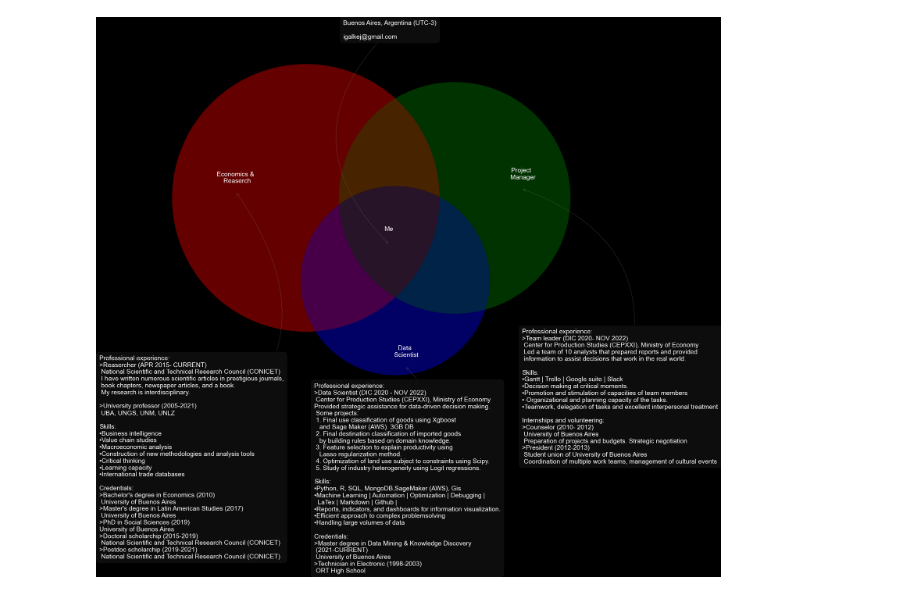
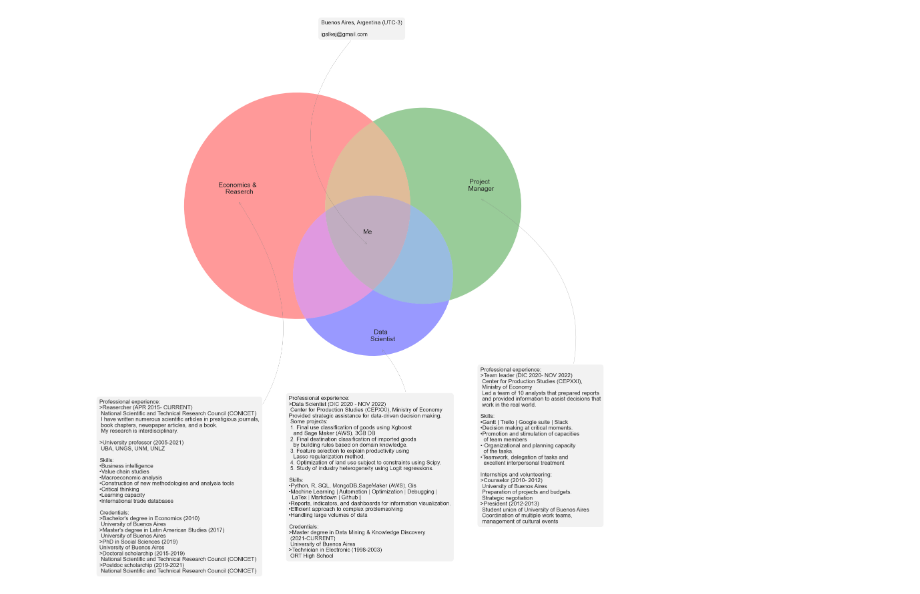
Before and after one commit to igalkej/igalkej, a Jupyter notebook: about_me.ipynb, the cells around one changed output. Cells and saved outputs as stored; diff of their text form; code cells hidden in the pictures.

```diff
--- a/about_me.ipynb
+++ b/about_me.ipynb
@@ -3,9 +3,9 @@ from matplotlib import pyplot as plt
 from matplotlib_venn import venn3, venn3_circles, venn3_unweighted
 import numpy as np
 
-plt.style.use('dark_background')
-#plt.style.use('seaborn')
-params = {'figure.figsize': (18 , 25),
+#plt.style.use('dark_background')
+plt.style.use('seaborn')
+params = {'figure.figsize': (15 , 20),
               'axes.labelsize': 20,
               'axes.titlesize': 30,
               'xtick.labelsize': 20,
@@ -15,38 +15,38 @@ plt.rcParams.update(params)
 v = venn3_unweighted(subsets=(1, 1, 1, 1, 1, 1, 1),
              set_labels=("", "", ""),
              subset_areas=(5,3,1,1,1,1,1))
 
 v.get_label_by_id('100').set_text("Economics & \n Reaserch")
 v.get_label_by_id('010').set_text("Project \n Manager")
 v.get_label_by_id('001').set_text("Data \n Scientist")
 v.get_label_by_id('101').set_text("")
 v.get_label_by_id('011').set_text("")
 v.get_label_by_id('110').set_text("")
 v.get_label_by_id('111').set_text("Me")
 
 about =  "Buenos Aires, Argentina (UTC-3)\n\nigalkej@gmail.com"
 data_sc = "Professional experience:\n>Data Scientist (DIC 2020 - NOV 2022)\n Center for Production Studies (CEPXXI), Ministry of Economy\nProvided strategic assistance for data-driven decision making.\n Some projects:\n 1. Final use classification of goods using Xgboost \n   and Sage Maker (AWS). 3GB DB\n 2. Final destination classification of imported goods \n   by building rules based on domain knowledge. \n 3. Feature selection to explain productivity using \n   Lasso regularization method. \n 4. Optimization of land use subject to constraints using Scipy. \n 5. Study of industry heterogeneity using Logit regressions.\n\nSkills:\n•Python, R, SQL, MongoDB,SageMaker (AWS), Gis\n•Machine Learning | Automation | Optimization | Debugging |\n  LaTex | Markdown | Github |\n•Reports, indicators, and dashboards for information visualization.\n•Efficient approach to complex problemsolving\n•Handling large volumes of data\n\nCredentials:\n>Master degree in Data Mining & Knowledge Discovery\n (2021-CURRENT)\n University of Buenos Aires\n>Technician in Electronic (1998-2003)\n ORT High School"
 e_and_r = "Professional experience:\n>Reasercher (APR 2015- CURRENT)\n National Scientific and Technical Research Council (CONICET)\n I have written numerous scientific articles in prestigious journals,\n book chapters, newspaper articles, and a book.\n My research is interdisciplinary.\n\n>University professor (2005-2021)\n UBA, UNGS, UNM, UNLZ\n\nSkills:\n•Business intelligence\n•Value chain studies\n•Macroeconomic analysis\n•Construction of new methodologies and analysis tools\n•Critical thinking\n•Learning capacity\n•International trade databases\n\nCredentials:\n>Bachelor's degree in Economics (2010)\n University of Buenos Aires\n>Master's degree in Latin American Studies (2017)\n University of Buenos Aires\n>PhD in Social Sciences (2019)\nUniversity of Buenos Aires\n>Doctoral scholarchip (2015-2019)\n National Scientific and Technical Research Council (CONICET)\n>Postdoc scholarchip (2019-2021)\n National Scientific and Technical Research Council (CONICET)"
 
-pm="Professional experience:\n>Team leader (DIC 2020- NOV 2022)\n Center for Production Studies (CEPXXI), Ministry of Economy\n Led a team of 10 analysts that prepared reports and provided\n information to assist decisions that work in the real world.\n\nSkills:\n•Gantt | Trello | Google suite | Slack\n•Decision making at critical moments.\n•Promotion and stimulation of capacities of team members\n•·Organizational and planning capacity of the tasks.\n•Teamwork, delegation of tasks and excellent interpersonal treatment\n\nInternships and volunteering:\n>Counselor (2010- 2012)\n University of Buenos Aires\n Preparation of projects and budgets. Strategic negotiation\n>President (2012-2013)\n Student union of University of Buenos Aires\n Coordination of multiple work teams, management of cultural events"
+pm="Professional experience:\n>Team leader (DIC 2020- NOV 2022)\n Center for Production Studies (CEPXXI),\n Ministry of Economy\n Led a team of 10 analysts that prepared reports\n and provided information to assist decisions that\n work in the real world.\n\nSkills:\n•Gantt | Trello | Google suite | Slack\n•Decision making at critical moments.\n•Promotion and stimulation of capacities\n  of team members\n•·Organizational and planning capacity\n  of the tasks.\n•Teamwork, delegation of tasks and\n  excellent interpersonal treatment\n\nInternships and volunteering:\n>Counselor (2010- 2012)\n University of Buenos Aires\n Preparation of projects and budgets. \n Strategic negotiation\n>President (2012-2013)\n Student union of University of Buenos Aires\n Coordination of multiple work teams, \n management of cultural events"
 
 #pm="Professional experience:\n>Team leader (DIC 2020- NOV 2022)\n Center for Production Studies (CEPXXI),\n Ministry of Economy\n Led a team of 10 analysts that prepared\n reports and provided information to assist\n decisions that work in the real world.\n\nSkills:\n•Gantt | Trello | Google suite | Slack\n•Decision making at critical moments.\n•Promotion and stimulation\n of capacities of team members\n•Organizational and planning capacity of\n the tasks.\n•Teamwork, delegation of tasks and excellent\n interpersonal treatment\n\nInternships and volunteering:\n>Counselor (2010- 2012)\n University of Buenos Aires\n Preparation of projects and budgets.\n Strategic negotiation\n>President (2012-2013)\n Student union of University of Buenos Aires\n Coordination of multiple work teams,\n management of cultural events"
 
 
 for text in v.subset_labels:
     text.set_fontsize(14)
 
 plt.annotate(about, xy=v.get_label_by_id('111').get_position() - np.array([0, 0.05]), xytext=(-100,450),
              ha='left', textcoords='offset points', bbox=dict(boxstyle='round,pad=0.5', fc='gray', alpha=0.1),
-             arrowprops=dict(arrowstyle='->', connectionstyle='arc3,rad=0.5',color='gray'),fontsize=14)
-plt.annotate(e_and_r, xy=v.get_label_by_id('100').get_position() - np.array([0, 0.05]), xytext=(-300,-800), ha='left',              textcoords='offset points', bbox=dict(boxstyle='round,pad=0.5', fc='gray', alpha=0.1),arrowprops=dict                  (arrowstyle='->', connectionstyle='arc3,rad=0.5',color='gray'),fontsize=14)
-plt.annotate(pm, xy=v.get_label_by_id('010').get_position() - np.array([0, 0.05]), xytext=(0,-600),
+             arrowprops=dict(arrowstyle='->', connectionstyle='arc3,rad=0.5',color='gray'),fontsize=12)
+plt.annotate(e_and_r, xy=v.get_label_by_id('100').get_position() - np.array([0, 0.05]), xytext=(-300,-800), ha='left',              textcoords='offset points', bbox=dict(boxstyle='round,pad=0.5', fc='gray', alpha=0.1),arrowprops=dict                  (arrowstyle='->', connectionstyle='arc3,rad=0.5',color='gray'),fontsize=12)
+plt.annotate(pm, xy=v.get_label_by_id('010').get_position() - np.array([0, 0.05]), xytext=(0,-700),
              ha='left', textcoords='offset points', bbox=dict(boxstyle='round,pad=0.5', fc='gray', alpha=0.1),
-             arrowprops=dict(arrowstyle='->', connectionstyle='arc3,rad=0.5',color='gray'),fontsize=14)
+             arrowprops=dict(arrowstyle='->', connectionstyle='arc3,rad=0.5',color='gray'),fontsize=12)
 plt.annotate(data_sc, xy=v.get_label_by_id('001').get_position() - np.array([0, 0.05]), xytext=(-200,-450),
              ha='left', textcoords='offset points', bbox=dict(boxstyle='round,pad=0.5', fc='gray', alpha=0.1),
-             arrowprops=dict(arrowstyle='->', connectionstyle='arc3,rad=0.5',color='gray'),fontsize=14)
-plt.savefig('aboutme2023_dark.png', format='png', dpi=300, transparent=True)
+             arrowprops=dict(arrowstyle='->', connectionstyle='arc3,rad=0.5',color='gray'),fontsize=12)
+plt.savefig('aboutme2023.png', format='png', dpi=300, transparent=True)
 plt.show()
 # %% [output]
-[figure, old version]
+[figure, new version]
```
Also changed, not shown: 3 other files.
